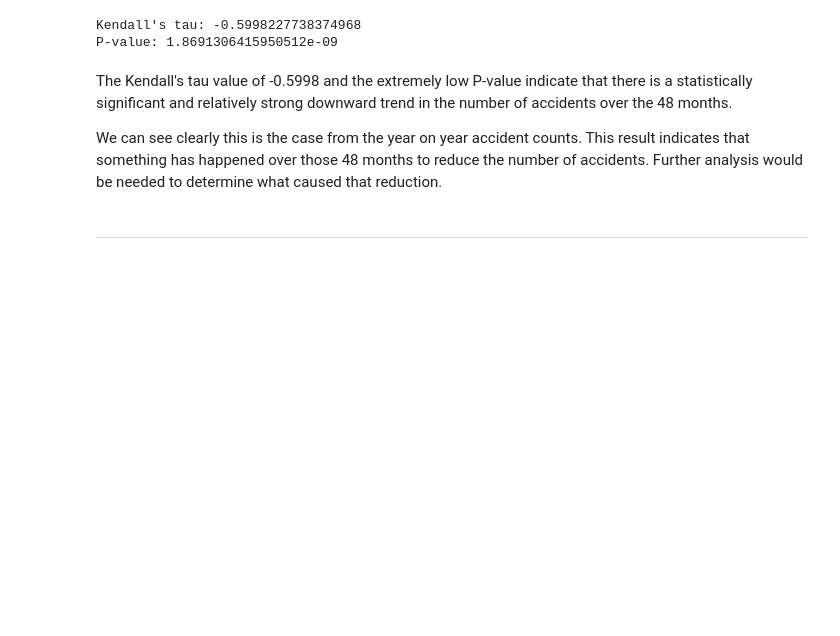
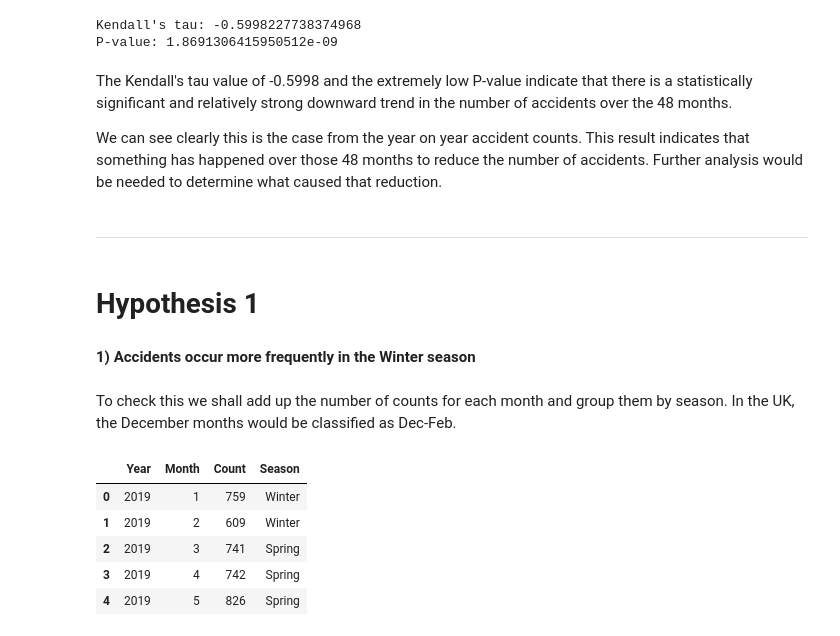
Before and after one commit to MahaSci/UK-Road-Accident-Analysis, a Jupyter notebook: jupyter_notebooks/07_Hypothesis Testing - Temporal Data.ipynb, the cells around one changed output. Drawn from its saved outputs; the diff is of its cells as text; code cells hidden in the pictures; blank space fills up the shorter version.

Commit message:
Answered Hypothesis 1 in 07. Updated hypothesis in readme

```diff
--- a/jupyter_notebooks/07_Hypothesis Testing - Temporal Data.ipynb
+++ b/jupyter_notebooks/07_Hypothesis Testing - Temporal Data.ipynb
@@ -107,3 +107,32 @@ The Kendall's tau value of -0.5998 and the extremely low P-value indicate that t
 We can see clearly this is the case from the year on year accident counts. This result indicates that something has happened over those 48 months to reduce the number of accidents. Further analysis would be needed to determine what caused that reduction.
 # %% [markdown]
 ---
+# %% [markdown]
+# Hypothesis 1
+# %% [markdown]
+**1) Accidents occur more frequently in the Winter season**
+# %% [markdown]
+To check this we shall add up the number of counts for each month and group them by season. In the UK, the December months would be classified as Dec-Feb.
+# %%
+# Define seasons based on months
+def label_season(month):
+    if month in [12, 1, 2]:
+        return 'Winter'
+    elif month in [3, 4, 5]:
+        return 'Spring'
+    elif month in [6, 7, 8]:
+        return 'Summer'
+    elif month in [9, 10, 11]:
+        return 'Autumn'
+
+# Apply the season labeling
+accidents_per_month['Season'] = accidents_per_month['Month'].apply(label_season)
+
+accidents_per_month.head()
+# %% [output]
+|  | Year | Month | Count | Season |
+| 0 | 2019 | 1 | 759 | Winter |
+| 1 | 2019 | 2 | 609 | Winter |
+| 2 | 2019 | 3 | 741 | Spring |
+| 3 | 2019 | 4 | 742 | Spring |
+| 4 | 2019 | 5 | 826 | Spring |
```
Also changed, not shown: parts of 2 cells of this notebook, 1 other file.
